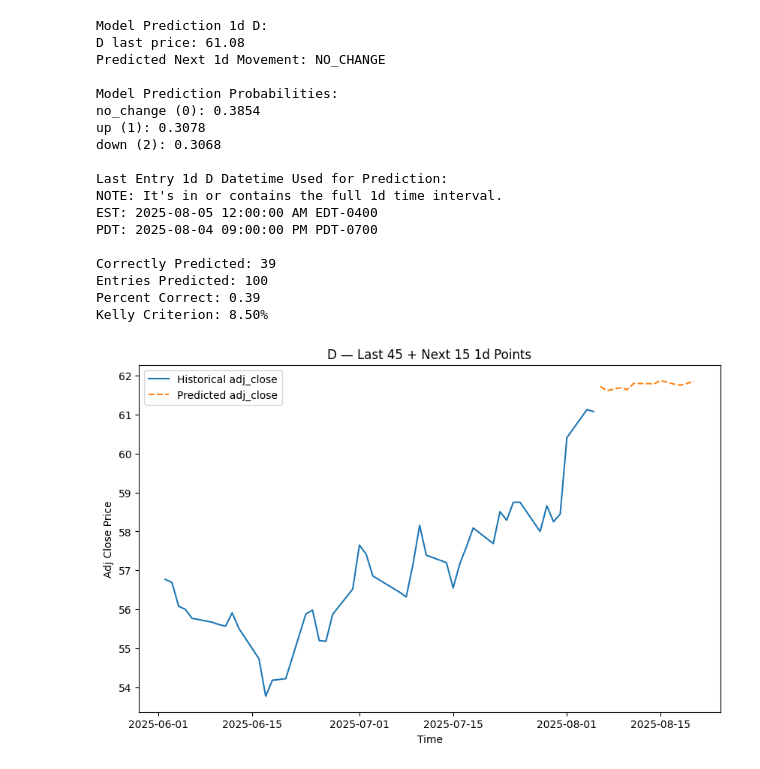
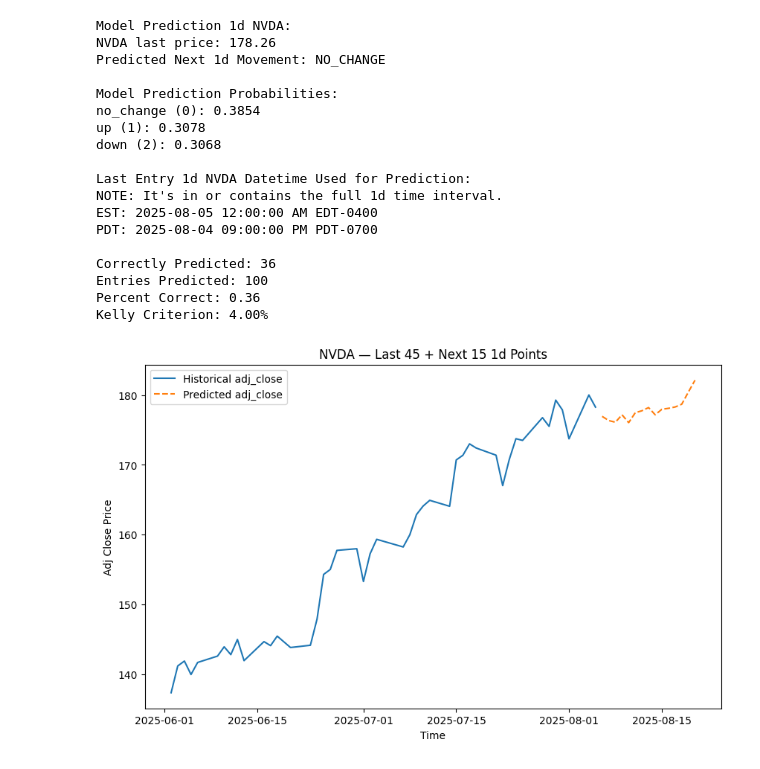
Before and after one commit to yuchild/stock_production_agg, a Jupyter notebook: validations.ipynb, the cells around one changed output. Saved outputs shown, nothing was run; the diff lists cells and outputs as text; code cells hidden in the pictures.

```diff
--- a/validations.ipynb
+++ b/validations.ipynb
@@ -33,7 +33,7 @@ f.make_master_table(stock_set, interval)
 # %%
 f.xg_boost_model(interval, grid_search_on=True)
 # %%
-symbol = 'd'.upper()
+symbol = 'nvda'.upper()
 interval = '1d'
 f.model_prospect(symbol, interval, build=False)
 df_val = f.model_validation(symbol, interval)
@@ -45,8 +45,8 @@ p = correctly_predicted / entries_predicted # percent correct
 print(f'Percent Correct: {p}')
 print(f'Kelly Criterion: {f.kelly_c(p=[p], l=1, g=2)[0]:.2%}')
 # %% [output]
-Model Prediction 1d D:
-D last price: 61.08
+Model Prediction 1d NVDA:
+NVDA last price: 178.26
 Predicted Next 1d Movement: NO_CHANGE
 
 Model Prediction Probabilities:
@@ -54,24 +54,24 @@ no_change (0): 0.3854
 up (1): 0.3078
 down (2): 0.3068
 
-Last Entry 1d D Datetime Used for Prediction:
+Last Entry 1d NVDA Datetime Used for Prediction:
 NOTE: It's in or contains the full 1d time interval.
 EST: 2025-08-05 12:00:00 AM EDT-0400
 PDT: 2025-08-04 09:00:00 PM PDT-0700
 
-Correctly Predicted: 39
+Correctly Predicted: 36
 Entries Predicted: 100
-Percent Correct: 0.39
-Kelly Criterion: 8.50%
+Percent Correct: 0.36
+Kelly Criterion: 4.00%
 # %%
 # regressor model
 # Train the 15-step-ahead model on your aggregated data:
 f.xg_boost_reg_model(interval="1mo", grid_search_on=True)
 # %%
 # Then for any symbol, plot the last 45 days plus the next 15-day forecast:
-f.plot_adj_close("d", interval="1d")
+f.plot_adj_close("nvda", interval="1d")
 # %% [output]
-[figure, old version]
+[figure, new version]
 # %%
 import os
 import warnings
```
Also changed, not shown: parts of 1 cell of this notebook, 2 other files.
